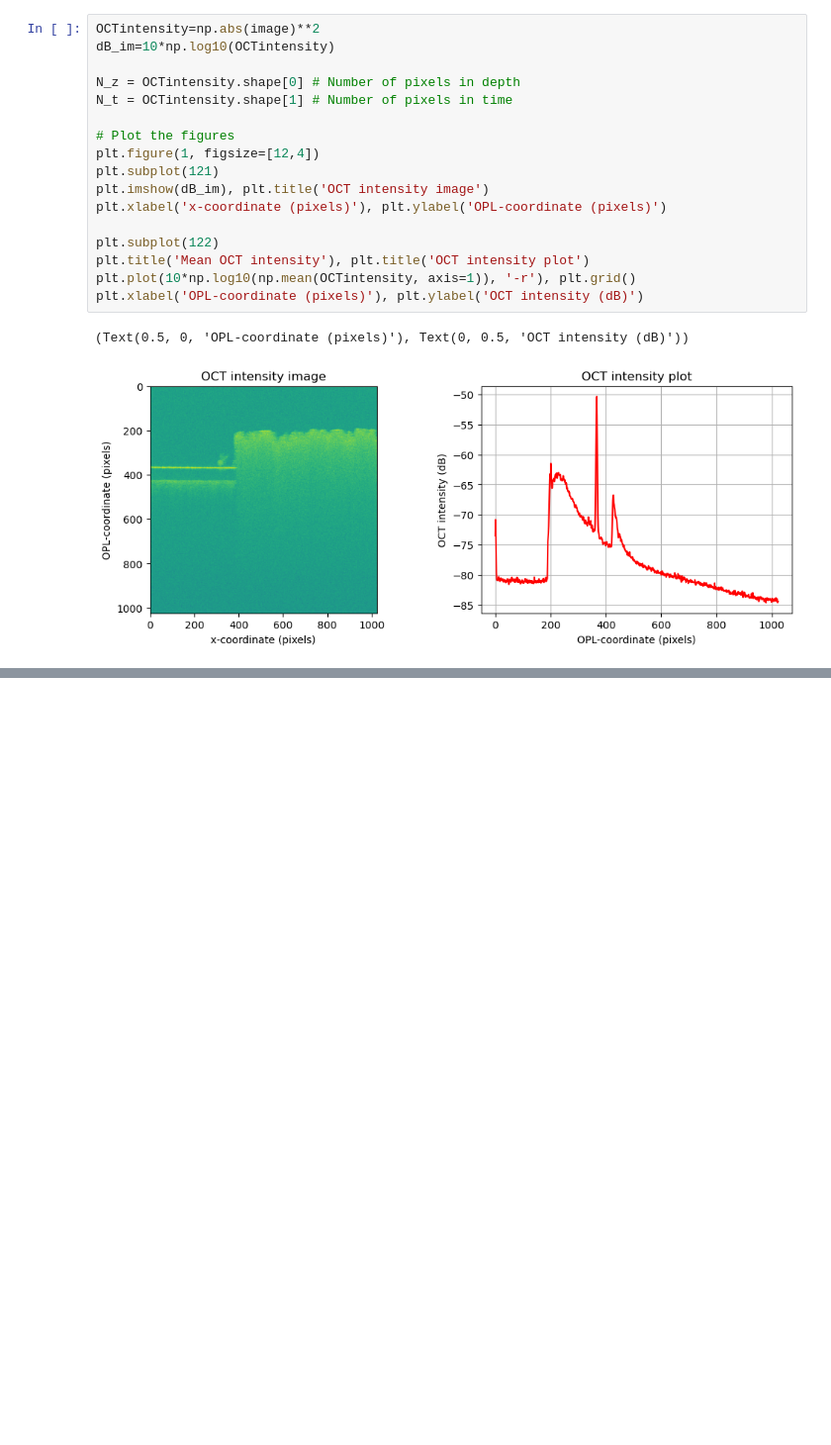
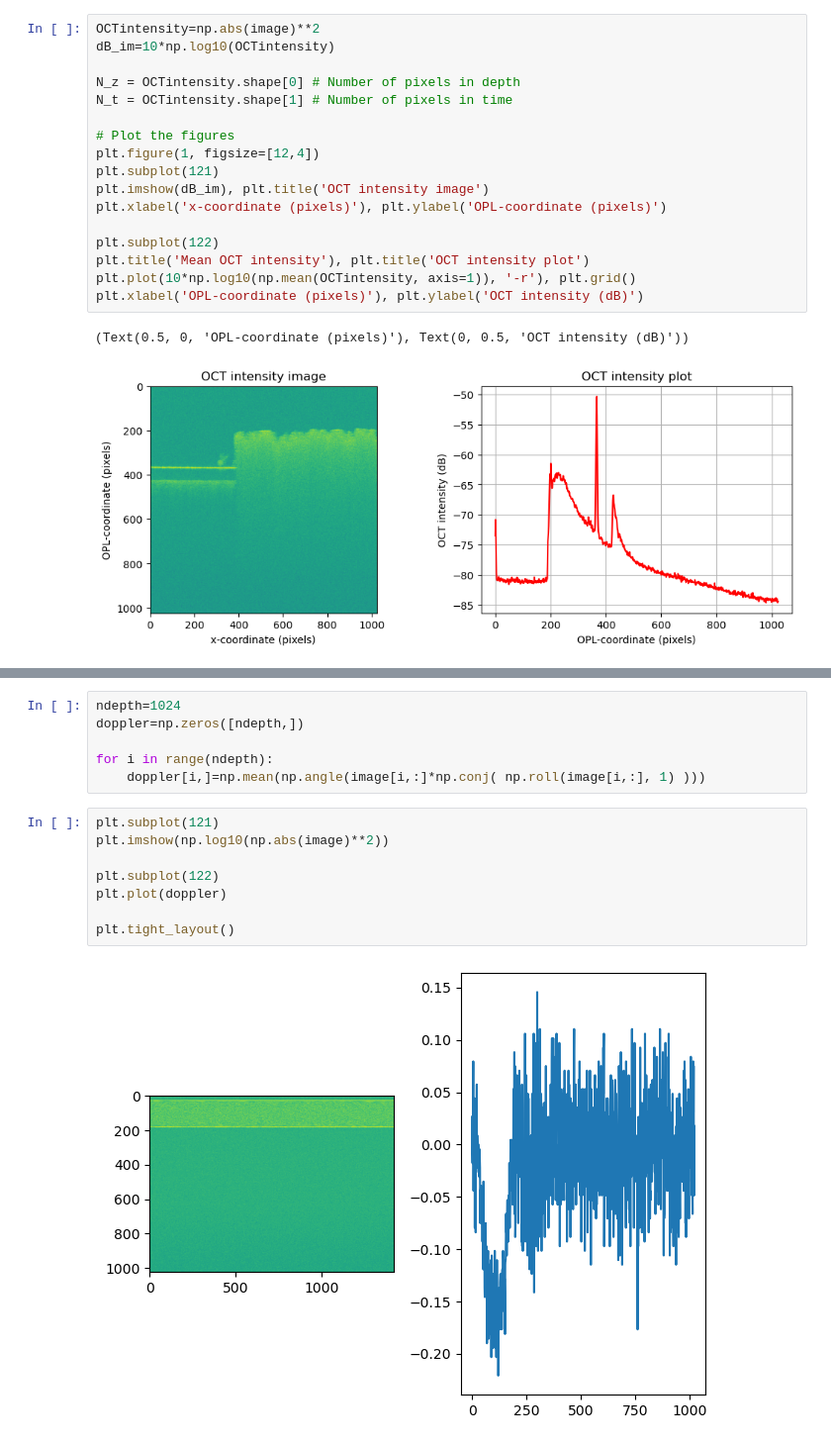
Before and after one commit to KaLKMaNLaB/optical-coherence-tomography, a Jupyter notebook: octprocessingsoftware/ThorlabsDataprocessing.ipynb, the cells around one changed output, grey strips where cells are left out. Shown at 99% size. Saved outputs shown, nothing was run; the diff lists cells and outputs as text; blank space fills up the shorter version.

```diff
--- a/octprocessingsoftware/ThorlabsDataprocessing.ipynb
+++ b/octprocessingsoftware/ThorlabsDataprocessing.ipynb
@@ -58,0 +134,16 @@ plt.xlabel('OPL-coordinate (pixels)'), plt.ylabel('OCT intensity (dB)')
+# %%
+ndepth=1024
+doppler=np.zeros([ndepth,])
+
+for i in range(ndepth):
+    doppler[i,]=np.mean(np.angle(image[i,:]*np.conj( np.roll(image[i,:], 1) )))
+# %%
+plt.subplot(121)
+plt.imshow(np.log10(np.abs(image)**2))
+
+plt.subplot(122)
+plt.plot(doppler)
+
+plt.tight_layout()
+# %% [output]
+[figure, added]
```
Also changed, not shown: parts of 7 cells of this notebook.
